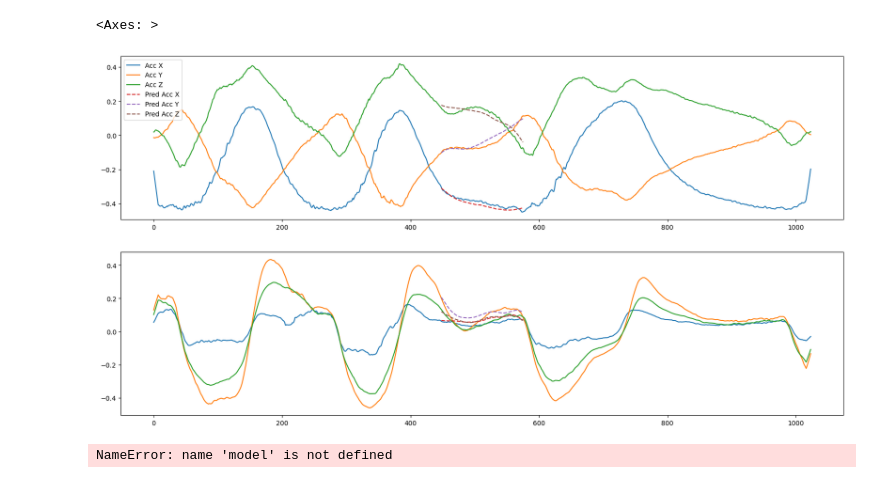
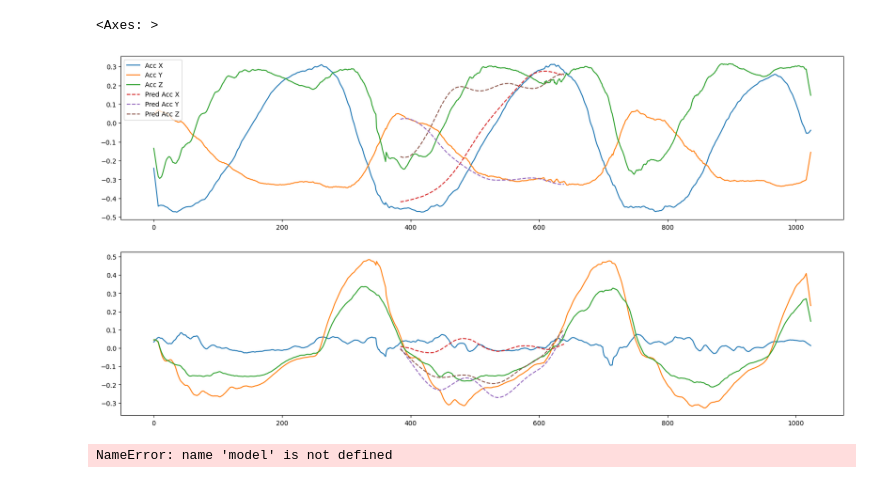
Before and after one commit to Musa-Azeem/AI-hypertrophy-coach, a Jupyter notebook: pretrain.ipynb, the cells around one changed output. Saved outputs shown, nothing was run; the diff lists cells and outputs as text; code cells hidden in the pictures.

```diff
--- a/pretrain.ipynb
+++ b/pretrain.ipynb
@@ -86,7 +86,7 @@ df[['gyr_x', 'gyr_y', 'gyr_z']] = (df[['gyr_x', 'gyr_y', 'gyr_z']] / 250.0).clip
 # stride = int(stride_t * HZ)
 
 winsize = 1024
-forecast_size = 128
+forecast_size = 256
 
 # forecast_steps = 128
 # winsize_ctxt = 1024
@@ -137,13 +137,13 @@ class AutoEncoder(nn.Module):
         super().__init__()
 
         self.encoder = nn.Sequential(
-            nn.Conv1d(in_channels, 64, kernel_size=7, padding=3),
-            nn.BatchNorm1d(64),
+            nn.Conv1d(in_channels, 32, kernel_size=7, padding=3),
+            nn.BatchNorm1d(32),
             nn.ReLU(),
             nn.MaxPool1d(kernel_size=2, stride=2),
-            ResBlock(64, 128, kernel_size=3, stride=2, dropout=0.1),
+            ResBlock(32, 64, kernel_size=3, stride=2, dropout=0.15),
             # ResBlock(128, 128, kernel_size=3, stride=1),
-            ResBlock(128, 256, kernel_size=3, stride=2, dropout=0.1),
+            ResBlock(64, 64, kernel_size=3, stride=2, dropout=0.15),
             # ResBlock(256, 256, kernel_size=3, stride=1),
         )
         self.pool = nn.AdaptiveAvgPool1d(1)
@@ -151,7 +151,8 @@ class AutoEncoder(nn.Module):
         self.decoder = nn.Sequential(
             # nn.Linear(256, 128),
             # nn.ReLU(),
-            nn.Linear(256, forecast_size * in_channels),
+            nn.Dropout(0.1),
+            nn.Linear(64, forecast_size * in_channels),
         )
     def forward(self, x):
         x = self.encoder(x)
@@ -271,42 +283,45 @@ Validation Loss: 0.0014074
 
 ## fill in the gap
 # 1024-16: 0.003 - perfect
-# 1024-32: 0.009 - not bad
+# 1024-32: 0.009 - pretty good
 ## normalized
-# 1024-64:  0.00049 - not bad
+# 1024-64:  0.00049 - pretty good
 # 1024-128: 0.0014 - connects at ends and usually follows trends
+## 4-16-25
+# 1024-128: 0.00235 - pretty good
+# 1024-256: 0.00324 - connects at ends and usually follows trends - sloppy
 model.load_state_dict(torch.load('best_model2.pth'))
 model.eval()
-X = valloader.dataset[150].unsqueeze(0)
+X = valloader.dataset[5000].unsqueeze(0)
 X = X.to(device)
 model.eval()
 with torch.no_grad():
     Xpred = model(get_masked(X)).cpu().view(X.size(0), in_channels, forecast_size)
 
 i=0
 fig, axes = plt.subplots(2,1,figsize=(20, 10))
 plt.subplot(2, 1, 1)
 axes[0].plot(X[i,0].cpu(), label='Acc X')
 axes[0].plot(X[i,1].cpu(), label='Acc Y')
 axes[0].plot(X[i,2].cpu(), label='Acc Z')
 axes[1].plot(X[i,3].cpu(), label='Gyr X')
 axes[1].plot(X[i,4].cpu(), label='Gyr Y')
 axes[1].plot(X[i,5].cpu(), label='Gyr Z')
 
 
 axes[0].plot(np.arange(forecast_slice.start, forecast_slice.stop), Xpred[i,0], label='Pred Acc X', linestyle='--')
 axes[0].plot(np.arange(forecast_slice.start, forecast_slice.stop), Xpred[i,1], label='Pred Acc Y', linestyle='--')
 axes[0].plot(np.arange(forecast_slice.start, forecast_slice.stop), Xpred[i,2], label='Pred Acc Z', linestyle='--')
 axes[1].plot(np.arange(forecast_slice.start, forecast_slice.stop), Xpred[i,3], label='Pred Gyr X', linestyle='--')
 axes[1].plot(np.arange(forecast_slice.start, forecast_slice.stop), Xpred[i,4], label='Pred Gyr Y', linestyle='--')
 axes[1].plot(np.arange(forecast_slice.start, forecast_slice.stop), Xpred[i,5], label='Pred Gyr Z', linestyle='--')
 
 plt.legend(loc='upper left')
 axes[0]#.set_xlim(350, 544)
 axes[1]#.set_xlim(350, 544)
 # %% [output]
 <Axes: >
-[figure, old version]
+[figure, new version]
 # %%
 # loss < 0.0000 perfect
 # loss = 0.0000167 perfect
```
Also changed, not shown: parts of 7 cells of this notebook, 1 other file.
